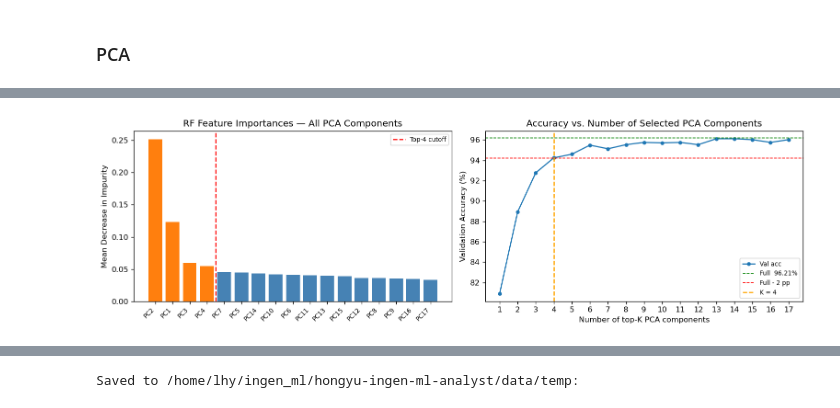
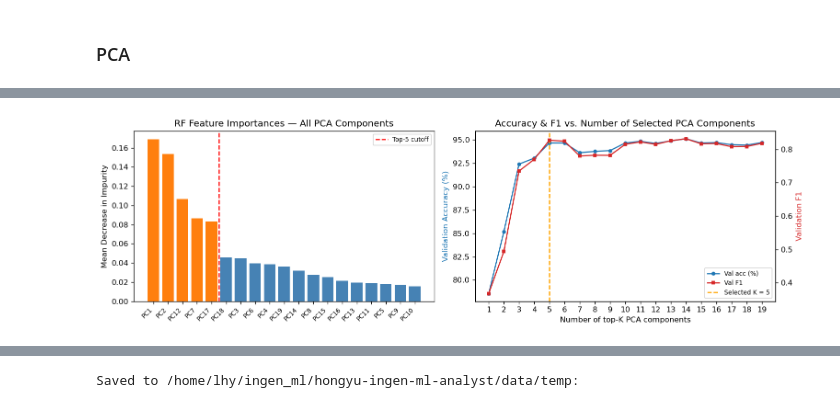
Before and after one commit to LHY3015/hongyu-ingen-ml-analyst, a Jupyter notebook: notebooks/W02_Preprocessing_Pipeline.ipynb, the cells around one changed output, grey strips where cells are left out. Drawn from its saved outputs; the diff is of its cells as text; code cells hidden in the pictures.

Commit message:
modify split method and rerun

```diff
--- a/notebooks/W02_Preprocessing_Pipeline.ipynb
+++ b/notebooks/W02_Preprocessing_Pipeline.ipynb
@@ -266,13 +461,16 @@ Feature matrix preview:
 # %%
 from sklearn.preprocessing import StandardScaler
 from sklearn.decomposition import PCA
-from sklearn.model_selection import train_test_split
 
-# ── Stratified 70 / 15 / 15 split ─────────────────────
-X_tr_raw, X_tmp, y_tr_s, y_tmp = train_test_split(
-    feature_matrix, label_array, test_size=0.30, stratify=label_array, random_state=SEED)
-X_va_raw, X_te_raw, y_va_s, y_te_s = train_test_split(
-    X_tmp, y_tmp, test_size=0.50, stratify=y_tmp, random_state=SEED)
+# ── Partition by the canonical block split (no re-derivation) ──────────
+train_mask = split_array == 'train'
+val_mask   = split_array == 'val'
+test_mask  = split_array == 'test'
+
+X_tr_raw, y_tr_s = feature_matrix[train_mask], label_array[train_mask]
+X_va_raw, y_va_s = feature_matrix[val_mask],   label_array[val_mask]
+X_te_raw, y_te_s = feature_matrix[test_mask],  label_array[test_mask]
+block_id_tr = block_id_array[train_mask]   # kept for GroupKFold CV in W02_RF_Benchmark.ipynb
 
 # Fit scaler and PCA on train set
 scaler = StandardScaler()
@@ -315,8 +520,9 @@ PC5: ['torque_3_total_power', 'torque_0_bandwidth', 'torque_0_total_power', 'tor
 # %%
 from sklearn.ensemble import RandomForestClassifier
+from sklearn.metrics import f1_score, accuracy_score
 
 # Split done in PCA cell; X_tr_s / X_va_s / X_te_s are PCA-transformed features
-print('Stratified 70/15/15 split (PCA feature space)')
+print('Stratified block split (PCA feature space)')
 for name, y_split in [('train', y_tr_s), ('val', y_va_s), ('test', y_te_s)]:
     print(f'  {name:5s}: {len(y_split):>6,}  |  normal={(y_split==0).sum():,}  '
           f'anomaly={(y_split==1).sum():,}  ({(y_split==1).mean()*100:.1f}%)')
@@ -325,38 +531,55 @@ for name, y_split in [('train', y_tr_s), ('val', y_va_s), ('test', y_te_s)]:
 n_pca_comps = X_tr_s.shape[1]
 pca_names   = [f'PC{i+1}' for i in range(n_pca_comps)]
 
-rf_full      = RandomForestClassifier(n_estimators=100, random_state=SEED, n_jobs=-1)
+rf_full        = RandomForestClassifier(n_estimators=100, random_state=SEED, n_jobs=-1)
 rf_full.fit(X_tr_s, y_tr_s)
-full_val_acc = rf_full.score(X_va_s, y_va_s)
-importances  = rf_full.feature_importances_
-order        = np.argsort(importances)[::-1]
+full_val_pred  = rf_full.predict(X_va_s)
+full_val_acc   = accuracy_score(y_va_s, full_val_pred)
+full_val_f1    = f1_score(y_va_s, full_val_pred)
+importances    = rf_full.feature_importances_
+order          = np.argsort(importances)[::-1]
 
-print(f'\nBaseline RF — all {n_pca_comps} PCA components — val acc: {full_val_acc*100:.2f}%')
+print(f'\nBaseline RF — all {n_pca_comps} PCA components — val acc: {full_val_acc*100:.2f}%  val F1: {full_val_f1:.4f}')
 
-# ── Accuracy for each top-K ────────
-all_k_accs = []
+# ── Accuracy AND F1 for each top-K (same importance-ranked order) ─────────
+all_k_accs, all_k_f1s = [], []
 for k in range(1, n_pca_comps + 1):
     idx_k = order[:k]
     rf_k  = RandomForestClassifier(n_estimators=100, random_state=SEED, n_jobs=-1)
     rf_k.fit(X_tr_s[:, idx_k], y_tr_s)
-    all_k_accs.append(rf_k.score(X_va_s[:, idx_k], y_va_s))
+    pred_k = rf_k.predict(X_va_s[:, idx_k])
+    all_k_accs.append(accuracy_score(y_va_s, pred_k))
+    all_k_f1s.append(f1_score(y_va_s, pred_k))
 print(' done.')
 
-# ── Minimal top-K within 2 pp of full-feature accuracy ────────────────────
-threshold  = full_val_acc - 0.02
-best_k     = next(k + 1 for k, acc in enumerate(all_k_accs) if acc >= threshold)
+# ── Minimal top-K within 2 pp / 0.02 of full-feature score, per criterion ──
+threshold_acc = full_val_acc - 0.02
+threshold_f1  = full_val_f1  - 0.02
+best_k_acc    = next(k + 1 for k, a in enumerate(all_k_accs) if a >= threshold_acc)
+best_k_f1     = next(k + 1 for k, f in enumerate(all_k_f1s)  if f >= threshold_f1)
+
+print('\n── Criterion comparison (both evaluated on val) ──────────────────────')
+print(f'{"Criterion":10s} {"K":>3s} {"val_acc":>8s} {"val_f1":>8s}')
+print(f'{"accuracy":10s} {best_k_acc:>3d} {all_k_accs[best_k_acc-1]*100:>7.2f}% {all_k_f1s[best_k_acc-1]:>8.4f}')
+print(f'{"F1":10s} {best_k_f1:>3d} {all_k_accs[best_k_f1-1]*100:>7.2f}% {all_k_f1s[best_k_f1-1]:>8.4f}')
+
+# ── Decision: carry forward whichever criterion's subset has the higher val F1 ──
+if all_k_f1s[best_k_f1 - 1] >= all_k_f1s[best_k_acc - 1]:
+    winning_criterion, best_k = 'F1', best_k_f1
+else:
+    winning_criterion, best_k = 'accuracy', best_k_acc
 best_acc_k = all_k_accs[best_k - 1]
+best_f1_k  = all_k_f1s[best_k - 1]
 best_idx   = order[:best_k].copy()
 delta_pp   = (full_val_acc - best_acc_k) * 100
 
 selected_names       = [pca_names[i] for i in best_idx]
 selected_importances = importances[best_idx]
 
-# ── Tabular report ─────────────────────────────────────────────────────────
-print(f'\nFull-set val accuracy : {full_val_acc*100:.2f}%  ({n_pca_comps} components)')
-print(f'2 pp threshold        : {threshold*100:.2f}%')
+print(f'\nSelected criterion    : {winning_criterion}  (higher val F1 at its threshold-passing K)')
 print(f'Minimal top-K         : {best_k} component(s)')
-print(f'Top-K val accuracy    : {best_acc_k*100:.2f}%  (delta = {delta_pp:.2f} pp)')
+print(f'Top-K val accuracy    : {best_acc_k*100:.2f}%  (delta = {delta_pp:.2f} pp from full-set accuracy)')
+print(f'Top-K val F1          : {best_f1_k:.4f}  (delta = {full_val_f1-best_f1_k:.4f} from full-set F1)')
 
 feat_df = (pd.DataFrame({'Component': selected_names, 'Importance': selected_importances})
              .sort_values('Importance', ascending=False)
@@ -365,7 +588,7 @@ feat_df.index = feat_df.index + 1
 feat_df.index.name = 'Rank'
 display(feat_df.round(4))
 
-# ── Importance bar chart + accuracy-vs-K curve ─────────────────────────────
+# ── Importance bar chart + accuracy/F1-vs-K curves ─────────────────────────
 fig, axes = plt.subplots(1, 2, figsize=(13, 4))
 
 colors = ['tab:orange' if i < best_k else 'steelblue' for i in range(n_pca_comps)]
@@ -377,14 +600,15 @@ axes[0].set_ylabel('Mean Decrease in Impurity')
 axes[0].set_title('RF Feature Importances — All PCA Components')
 axes[0].legend(fontsize=8)
 
-axes[1].plot(range(1, n_pca_comps + 1), [a * 100 for a in all_k_accs], 'o-', ms=4, label='Val acc')
-axes[1].axhline(full_val_acc * 100, color='green', ls='--', lw=1, label=f'Full  {full_val_acc*100:.2f}%')
-axes[1].axhline(threshold * 100,    color='red',   ls='--', lw=1, label='Full - 2 pp')
-axes[1].axvline(best_k,             color='orange', ls='--', lw=1.5, label=f'K = {best_k}')
+ax2 = axes[1].twinx()
+l1, = axes[1].plot(range(1, n_pca_comps + 1), [a * 100 for a in all_k_accs], 'o-', ms=4, color='tab:blue', label='Val acc (%)')
+l2, = ax2.plot(range(1, n_pca_comps + 1), all_k_f1s, 's-', ms=4, color='tab:red', label='Val F1')
+axes[1].axvline(best_k, color='orange', ls='--', lw=1.5, label=f'Selected K = {best_k}')
 axes[1].set_xlabel('Number of top-K PCA components')
-axes[1].set_ylabel('Validation Accuracy (%)')
-axes[1].set_title('Accuracy vs. Number of Selected PCA Components')
-axes[1].legend(fontsize=8)
+axes[1].set_ylabel('Validation Accuracy (%)', color='tab:blue')
+ax2.set_ylabel('Validation F1', color='tab:red')
+axes[1].set_title('Accuracy & F1 vs. Number of Selected PCA Components')
+axes[1].legend(handles=[l1, l2, axes[1].lines[-1]], fontsize=8, loc='lower right')
 axes[1].set_xticks(range(1, n_pca_comps + 1))
 
 plt.tight_layout()
@@ -393,7 +617,7 @@ plt.show()
 # ── Comparison to CNC benchmark ────────────────────────────────────────────
 print('\n── Comparison: Aido Rover  vs.  CNC Wear Detection ──────────────────')
 print(f'  CNC result   : 97.81% test acc  |  2 raw sensor features (Z1 position)  |  direct feature space')
-print(f'  Rover result : {best_acc_k*100:.2f}% val acc  |  {best_k} PCA component(s)')
-print(f'  delta from full-feature set : {delta_pp:.2f} pp')
-print('  CNC relies on raw positional features, Rover relies on a compact spectral + time-domain PCA representation.')
+print(f'  Rover result : {best_acc_k*100:.2f}% val acc / {best_f1_k:.4f} val F1  |  {best_k} PCA component(s)  |  {winning_criterion}-selected')
+print('  CNC relies on raw positional features on a near-balanced task; Rover relies on a compact')
+print('  spectral + physical PCA representation selected by the metric sensitive to its 16% minority class.')
 # %% [output]
@@ -418,3 +648,3 @@ Top-K val accuracy    : 94.25%  (delta = 1.96 pp)
-[figure, old version]
+[figure, new version]
 ── Comparison: Aido Rover  vs.  CNC Wear Detection ──────────────────
   CNC result   : 97.81% test acc  |  2 raw sensor features (Z1 position)  |  direct feature space
```
Also changed, not shown: parts of 11 cells of this notebook, 17 other files.
